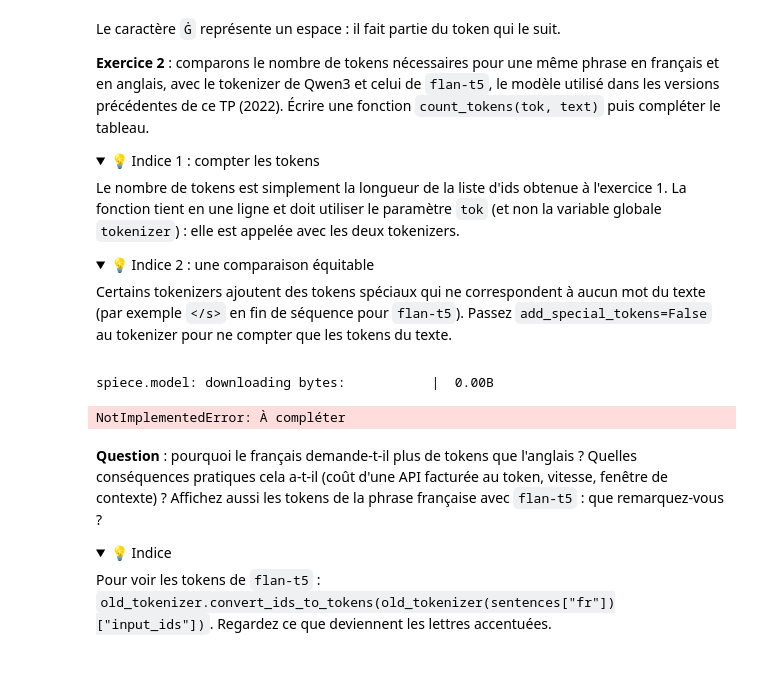
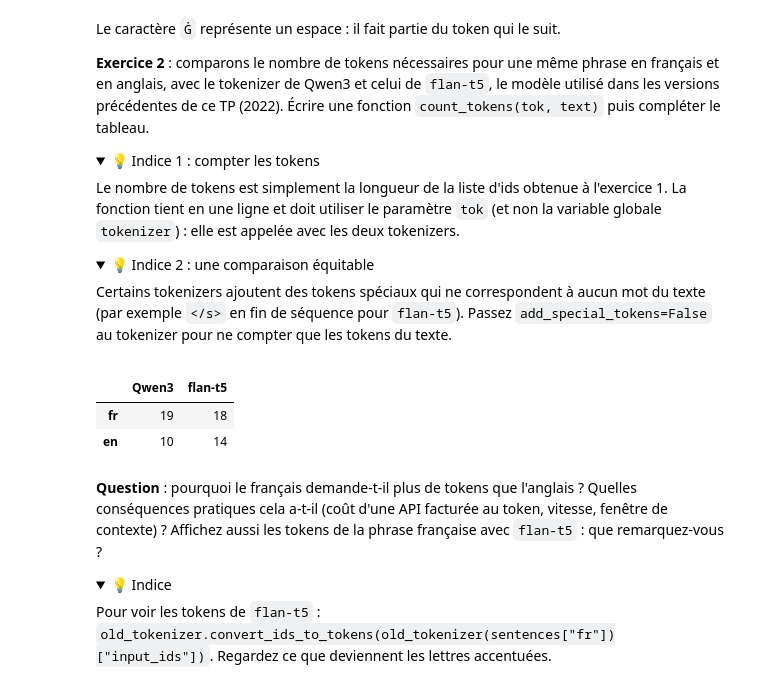
Before and after one commit to JoshuaDixon23/tp-initiation-llm-student-version, a Jupyter notebook: TP_initiation_llm.ipynb, the cells around one changed output. Drawn from its saved outputs; the diff is of its cells as text; code cells hidden in the pictures; folded sections open.

```diff
--- a/TP_initiation_llm.ipynb
+++ b/TP_initiation_llm.ipynb
@@ -158,24 +158,24 @@ Certains tokenizers ajoutent des tokens spéciaux qui ne correspondent à aucun
 # %%
 old_tokenizer = AutoTokenizer.from_pretrained("google/flan-t5-base")
 
 sentences = {
     "fr": "L'intelligence artificielle générative transforme profondément le développement logiciel.",
     "en": "Generative artificial intelligence is profoundly transforming software development.",
 }
 
 
 def count_tokens(tok, text):
-    # VOTRE CODE ICI
-    raise NotImplementedError("À compléter")
+    return len(tok.encode(text))
 
 
 pd.DataFrame({
     name: {lang: count_tokens(tok, text) for lang, text in sentences.items()}
     for name, tok in {"Qwen3": tokenizer, "flan-t5": old_tokenizer}.items()
 })
 # %% [output]
-spiece.model: downloading bytes:           |  0.00B
-NotImplementedError: À compléter
+|  | Qwen3 | flan-t5 |
+| fr | 19 | 18 |
+| en | 10 | 14 |
 # %% [markdown]
 **Question** : pourquoi le français demande-t-il plus de tokens que l'anglais ? Quelles conséquences pratiques cela a-t-il (coût d'une API facturée au token, vitesse, fenêtre de contexte) ? Affichez aussi les tokens de la phrase française avec `flan-t5` : que remarquez-vous ?
 
```
Also changed, not shown: parts of 1 cell of this notebook.
